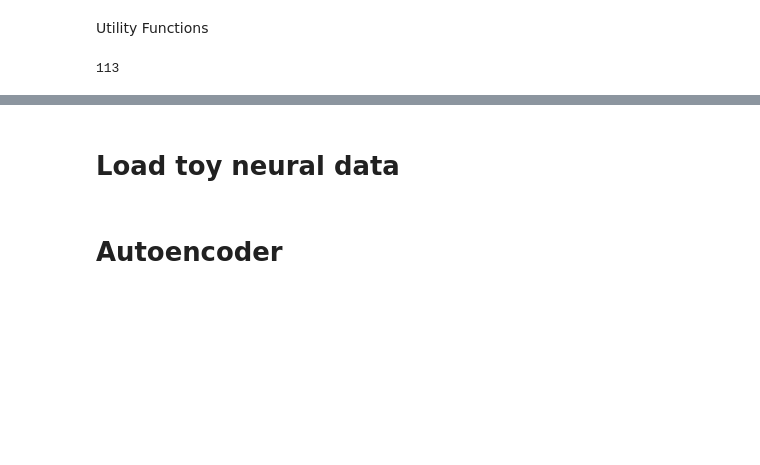
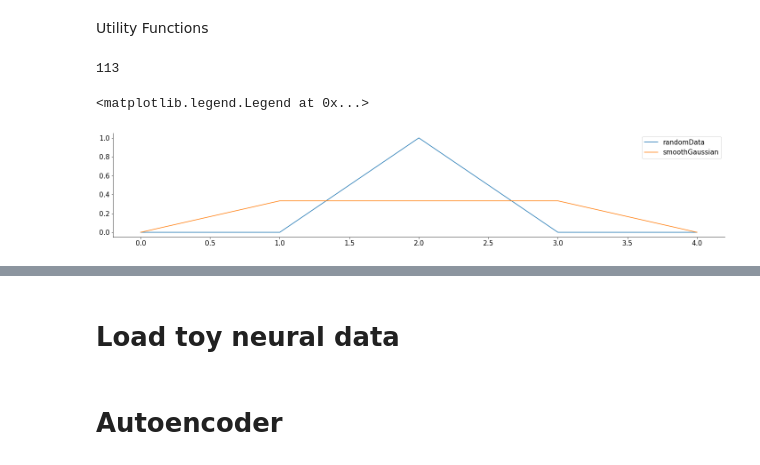
Before and after one commit to wanyuL/ReinforcementRats2021, a Jupyter notebook: ReinforcementRats_JupyterNotebook.ipynb, the cells around one changed output, grey strips where cells are left out. Cells and saved outputs as stored; diff of their text form; code cells hidden in the pictures; blank space fills up the shorter version.

Commit message:
Added smooth function
gaussian kernal or moving mean

```diff
--- a/ReinforcementRats_JupyterNotebook.ipynb
+++ b/ReinforcementRats_JupyterNotebook.ipynb
@@ -148,3 +148,40 @@ np.sum(brainRegion_Cori=='MOs')
 Cori_MOs=stackedCori[brainRegion_Cori=='MOs', :,:]
 # %%
 Cori_MOs=Cori_MOs.transpose(2,1,0)
+# %%
+#assumes time is the 0 axis
+def smoothData(data, sigma, size, method):
+    import numpy as np
+    from scipy.signal import fftconvolve
+    from scipy.ndimage.filters import gaussian_filter
+
+    if method =='gaussian':
+        kernel_base = np.ones(shape=(size))
+        kernel_1d = gaussian_filter(kernel_base, sigma=sigma, mode='reflect')
+        kernel_1d = kernel_1d / np.sum(kernel_1d)
+
+
+        kernel_3d = np.zeros(shape=(size, 1, 1))
+        kernel_3d[:, 0, 0] = kernel_1d
+
+        convolved= fftconvolve(data, kernel_3d, mode='same')
+    elif method =='mean':
+        kernel_base = np.ones(shape=(size))
+        kernel_3d = np.zeros(shape=(size, 1, 1))
+        kernel_3d[:, 0, 0] = kernel_base
+
+        convolved= fftconvolve(data, kernel_3d, mode='same')/size
+
+    return (convolved)
+# %%
+data=np.zeros((5,5,5))
+data[:,0,0]=[0,0,1,0,0]
+# %%
+xx=smoothData(data, 0.15, 3, method='gaussian')
+# %%
+plt.plot(data[:,0,0], label='randomData')
+plt.plot(xx[:,0,0], label='smoothGaussian')
+plt.legend()
+# %% [output]
+<matplotlib.legend.Legend at 0x...>
+[figure, added]
```
Also changed, not shown: parts of 4 cells of this notebook.
